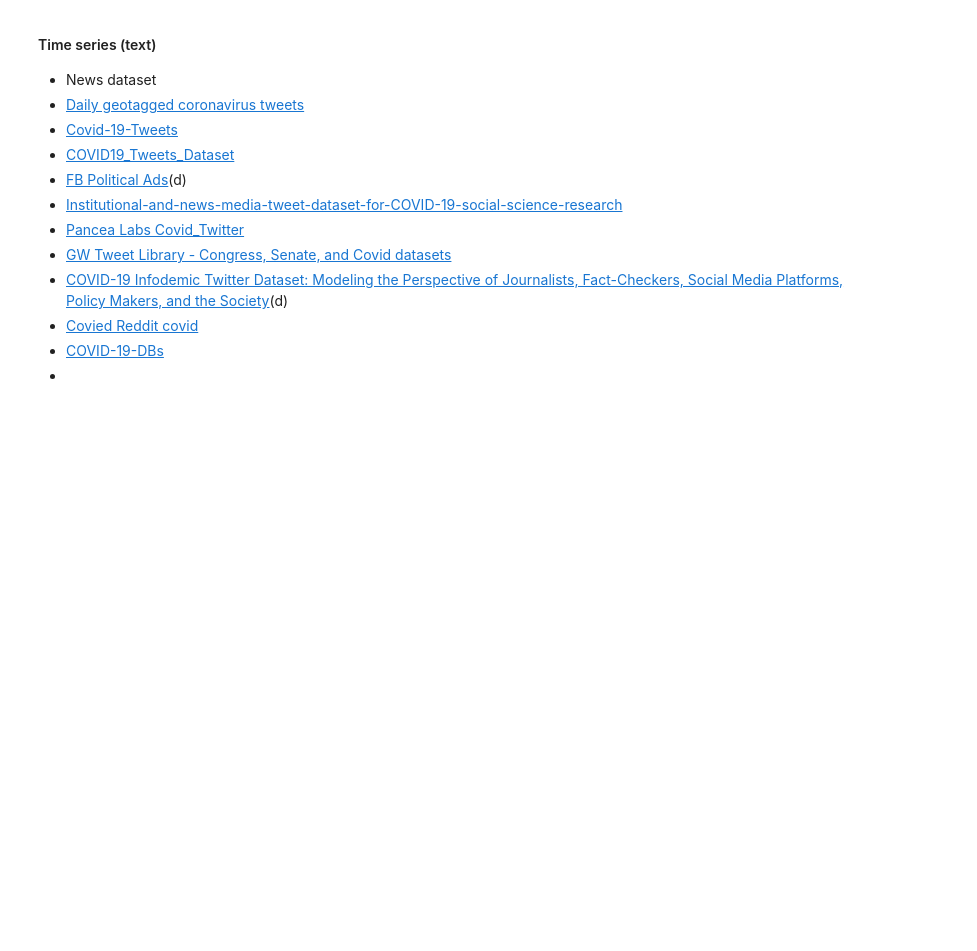
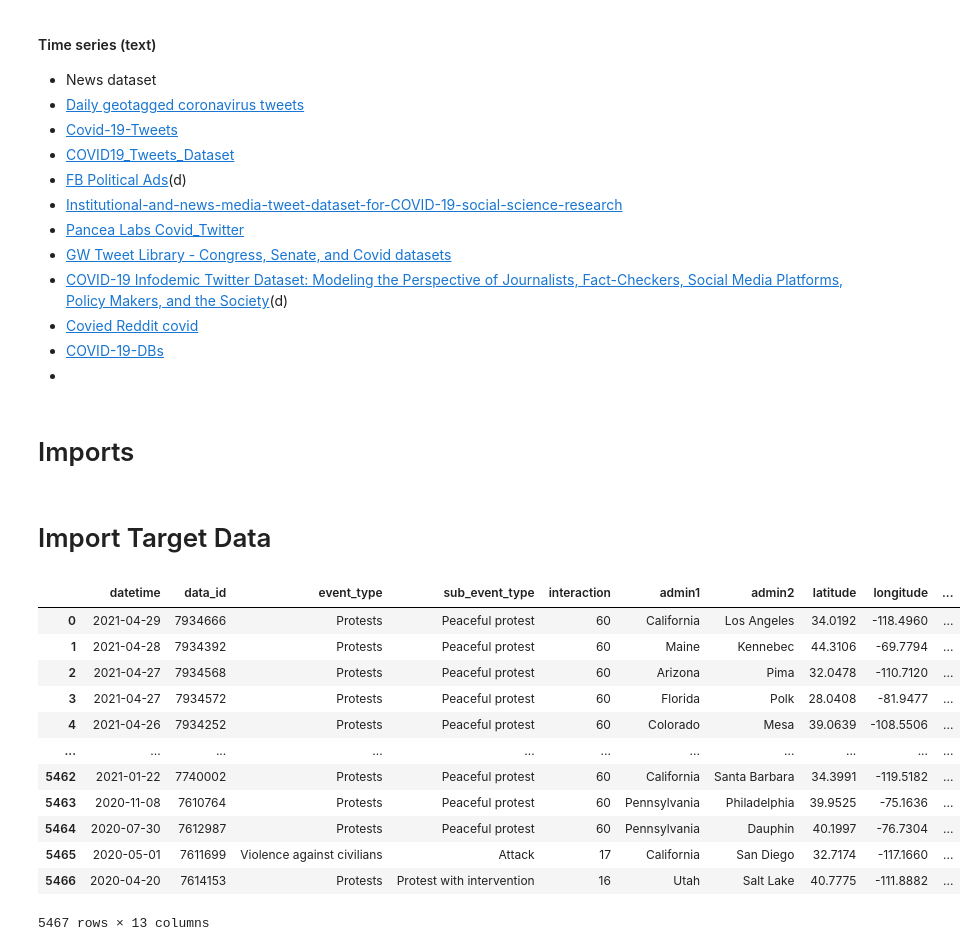
Before and after one commit to AschHarwood/social_unrest, a Jupyter notebook: social_unrest_feature_wrangling.ipynb, the cells around one changed output. Cells and saved outputs as stored; diff of their text form; code cells hidden in the pictures; blank space fills up the shorter version.

```diff
--- a/social_unrest_feature_wrangling.ipynb
+++ b/social_unrest_feature_wrangling.ipynb
@@ -66,3 +66,5 @@
 - [Covied Reddit covid](https://www.kaggle.com/trtmio/project-coviewed-subreddit-coronavirus-news-corpus)
 - [COVID-19-DBs](https://github.com/yes-lab-covid-19/COVID-19-DBs)
 -
+# %% [markdown]
+# Imports
@@ -68,0 +73,21 @@
+# %% [markdown]
+# Import Target Data
+# %%
+protests = pd.read_csv('https://nyc3.digitaloceanspaces.com/politicalnews/political_violence/covid_protests_target_fips_May_24.csv?X-Amz-Algorithm=AWS4-HMAC-SHA256&X-Amz-Credential=KSJCKUT5V42U4OBV57JG%2F20210524%2Fnyc3%2Fs3%2Faws4_request&X-Amz-Date=20210524T174042Z&X-Amz-Expires=259200&X-Amz-SignedHeaders=host&X-Amz-Signature=670a9fedf4bc445b7eb775db8b38e3a527f74a6bc7df7862f7e8a8fea1b038b7')
+# %%
+protests.drop('Unnamed: 0', inplace=True, axis=1)
+protests
+# %% [output]
+|  | datetime | data_id | event_type | sub_event_type | interaction | admin1 | admin2 | latitude | longitude | ... |
+| 0 | 2021-04-29 | 7934666 | Protests | Peaceful protest | 60 | California | Los Angeles | 34.0192 | -118.4960 | ... |
+| 1 | 2021-04-28 | 7934392 | Protests | Peaceful protest | 60 | Maine | Kennebec | 44.3106 | -69.7794 | ... |
+| 2 | 2021-04-27 | 7934568 | Protests | Peaceful protest | 60 | Arizona | Pima | 32.0478 | -110.7120 | ... |
+| 3 | 2021-04-27 | 7934572 | Protests | Peaceful protest | 60 | Florida | Polk | 28.0408 | -81.9477 | ... |
+| 4 | 2021-04-26 | 7934252 | Protests | Peaceful protest | 60 | Colorado | Mesa | 39.0639 | -108.5506 | ... |
+| ... | ... | ... | ... | ... | ... | ... | ... | ... | ... | ... |
+| 5462 | 2021-01-22 | 7740002 | Protests | Peaceful protest | 60 | California | Santa Barbara | 34.3991 | -119.5182 | ... |
+| 5463 | 2020-11-08 | 7610764 | Protests | Peaceful protest | 60 | Pennsylvania | Philadelphia | 39.9525 | -75.1636 | ... |
+| 5464 | 2020-07-30 | 7612987 | Protests | Peaceful protest | 60 | Pennsylvania | Dauphin | 40.1997 | -76.7304 | ... |
+| 5465 | 2020-05-01 | 7611699 | Violence against civilians | Attack | 17 | California | San Diego | 32.7174 | -117.1660 | ... |
+| 5466 | 2020-04-20 | 7614153 | Protests | Protest with intervention | 16 | Utah | Salt Lake | 40.7775 | -111.8882 | ... |
+5467 rows × 13 columns
```
Also changed, not shown: parts of 43 cells of this notebook.
